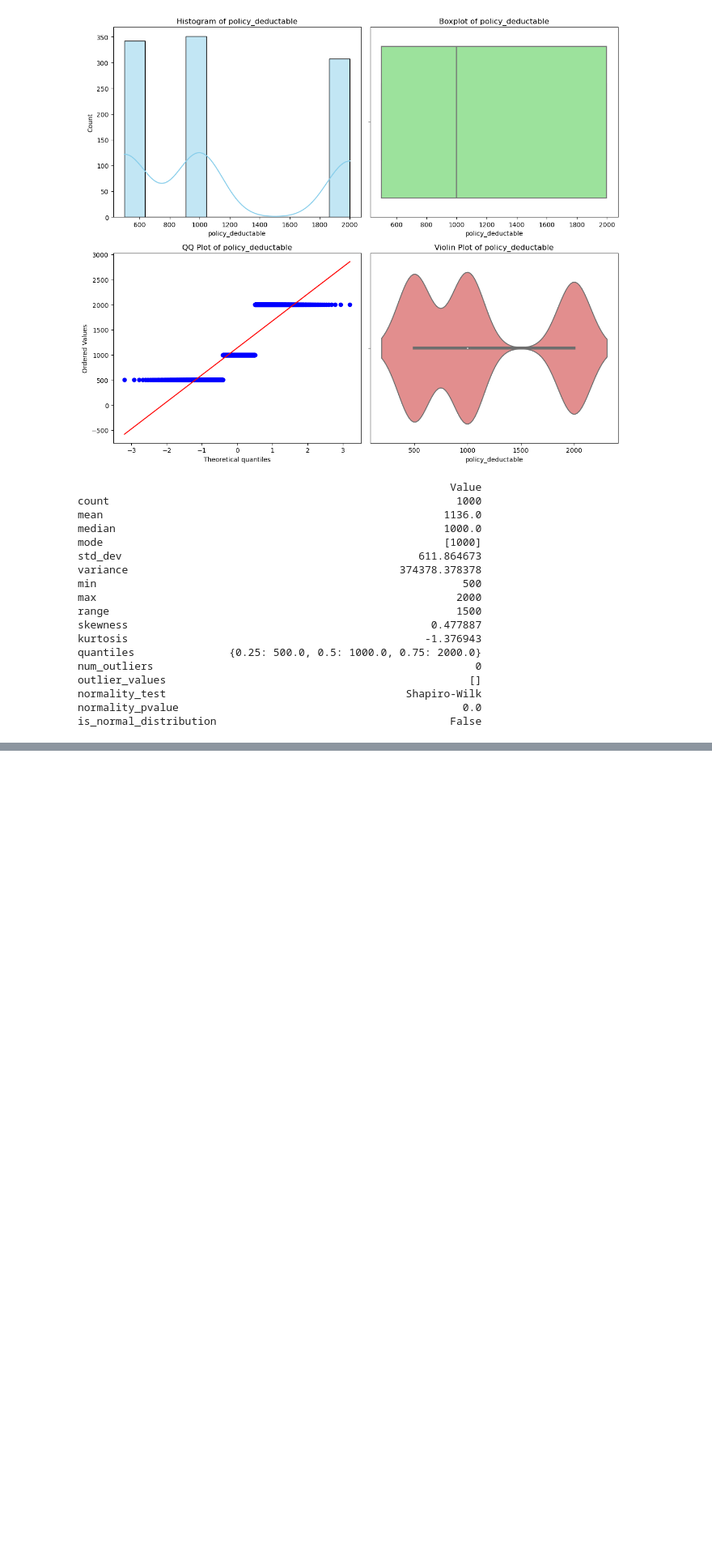
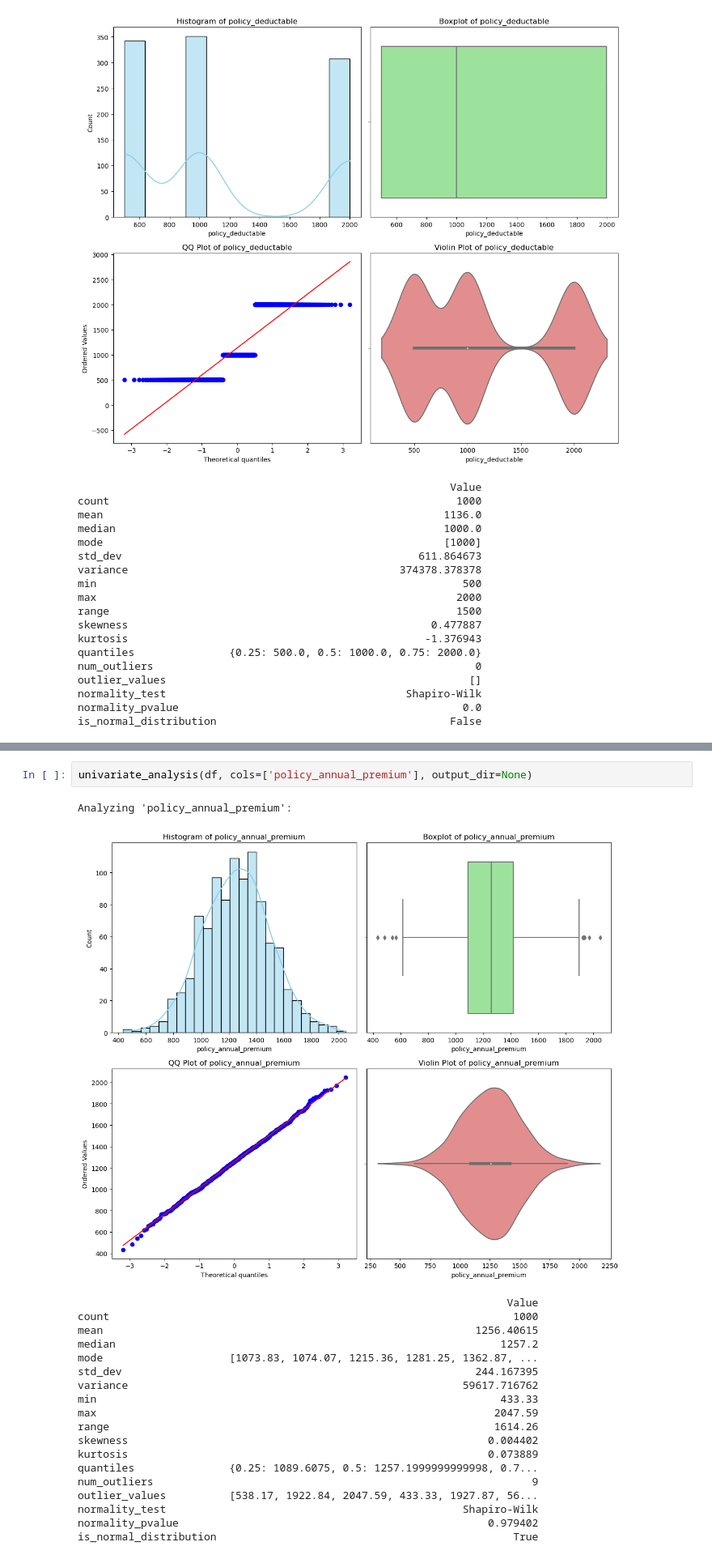
Before and after one commit to She-LoyceTsuma/Capstone, a Jupyter notebook: insurancenotebook.ipynb, the cells around one changed output, grey strips where cells are left out. Shown at 81% size. Drawn from its saved outputs; the diff is of its cells as text; blank space fills up the shorter version.

```diff
--- a/insurancenotebook.ipynb
+++ b/insurancenotebook.ipynb
@@ -284,0 +366,23 @@ is_normal_distribution                                     False
+# %%
+univariate_analysis(df, cols=['policy_annual_premium'], output_dir=None)
+# %% [output]
+Analyzing 'policy_annual_premium':
+[figure, added]
+                                                                    Value
+count                                                                1000
+mean                                                           1256.40615
+median                                                             1257.2
+mode                    [1073.83, 1074.07, 1215.36, 1281.25, 1362.87, ...
+std_dev                                                        244.167395
+variance                                                     59617.716762
+min                                                                433.33
+max                                                               2047.59
+range                                                             1614.26
+skewness                                                         0.004402
+kurtosis                                                         0.073889
+quantiles               {0.25: 1089.6075, 0.5: 1257.1999999999998, 0.7...
+num_outliers                                                            9
+outlier_values          [538.17, 1922.84, 2047.59, 433.33, 1927.87, 56...
+normality_test                                               Shapiro-Wilk
+normality_pvalue                                                 0.979402
+is_normal_distribution                                               True
```
Also changed, not shown: parts of 13 cells of this notebook.
